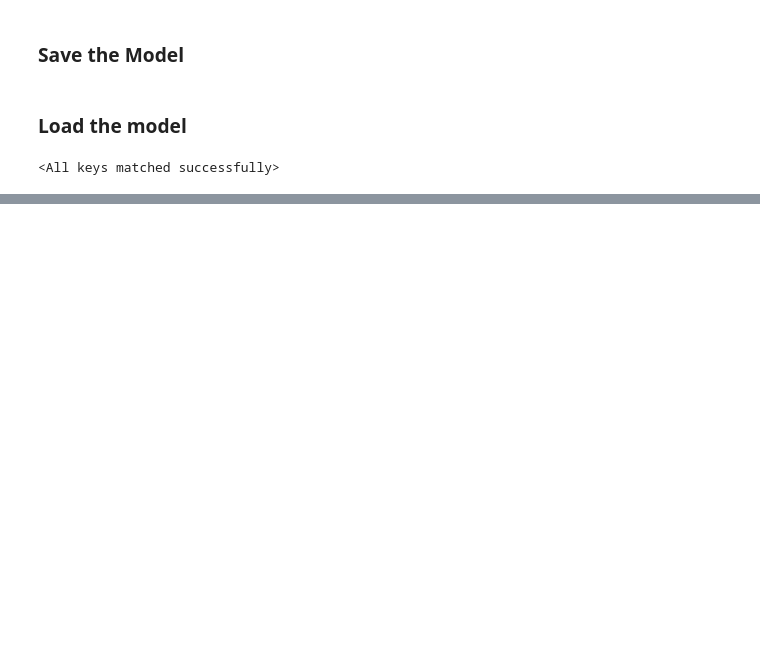
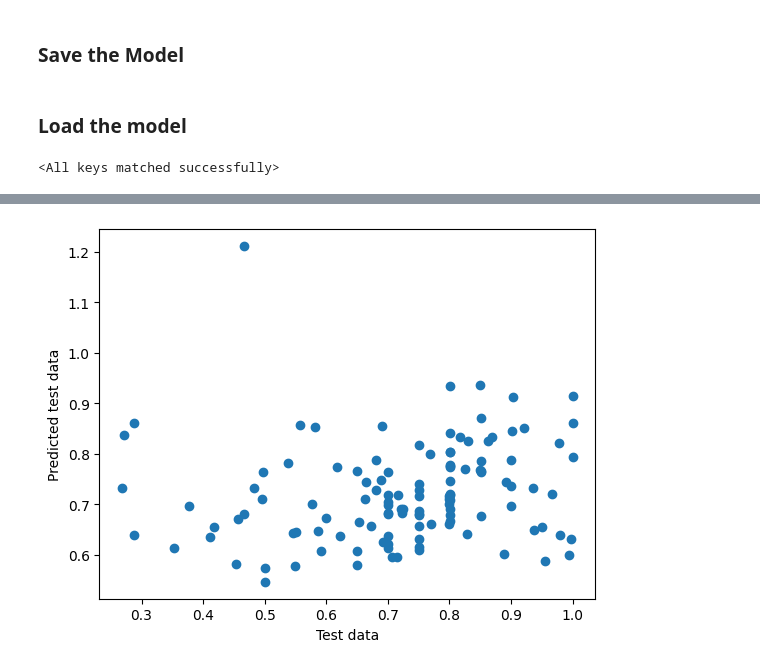
Before and after one commit to SudithWaas/Productivity-of-Garment-workers, a Jupyter notebook: src/productivity_prediction.ipynb, the cells around one changed output, grey strips where cells are left out. Drawn from its saved outputs; the diff is of its cells as text; code cells hidden in the pictures; blank space fills up the shorter version.

```diff
--- a/src/productivity_prediction.ipynb
+++ b/src/productivity_prediction.ipynb
@@ -416,0 +436,5 @@ Predicted productivity: 0.9154400825500488
+# %%
+y_test_prediction = []
+
+for i in range(0, len(y_pred)):
+    y_test_prediction.append(y_pred[i].item())
@@ -416,0 +461,2 @@ Predicted productivity: 0.9154400825500488
+# %%
+item_index = [i for i in np.arange(0, 120)]
@@ -416,0 +467,3 @@ Predicted productivity: 0.9154400825500488
+# %%
+test_prediction = pd.DataFrame(list(zip(item_index, list(y_test), y_test_prediction)), columns=['item_index', 'y_test', 'y_prediction'])
+test_prediction
@@ -416,0 +484,7 @@ Predicted productivity: 0.9154400825500488
+# %%
+plt.scatter(test_prediction['y_test'], test_prediction['y_prediction'])
+plt.xlabel('Test data')
+plt.ylabel('Predicted test data')
+plt.show()
+# %% [output]
+[figure, added]
```
Also changed, not shown: parts of 26 cells of this notebook, 6 other files.
